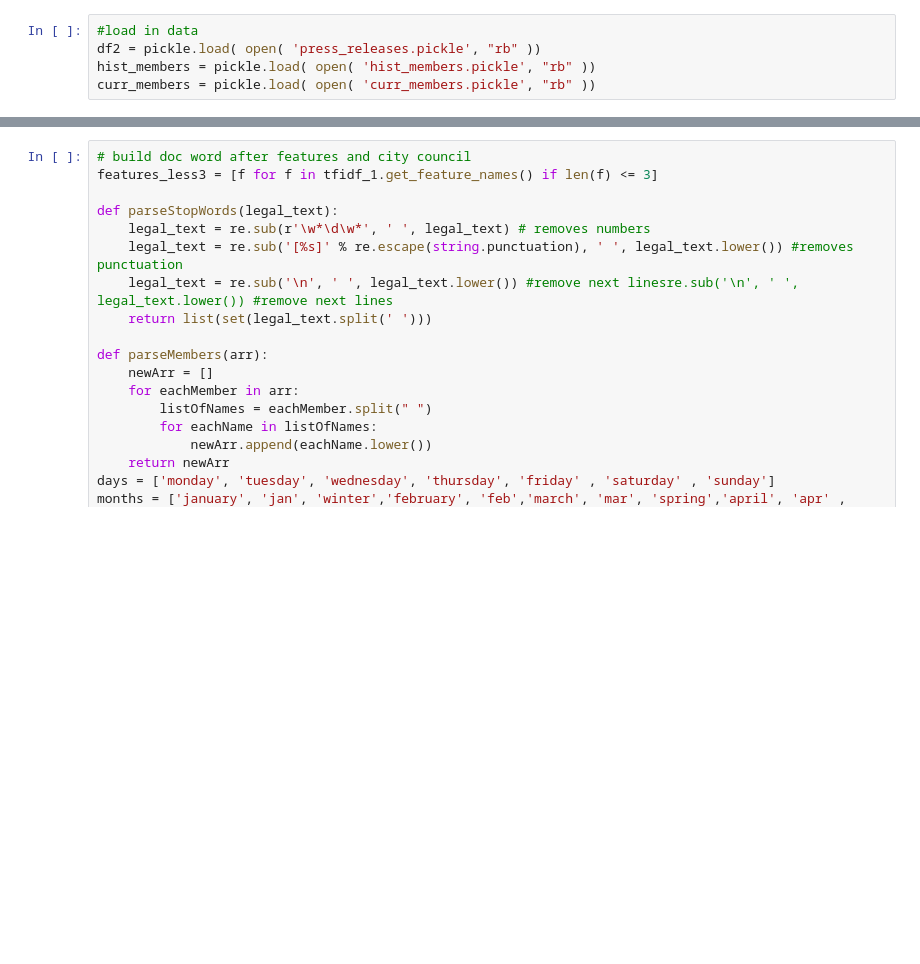
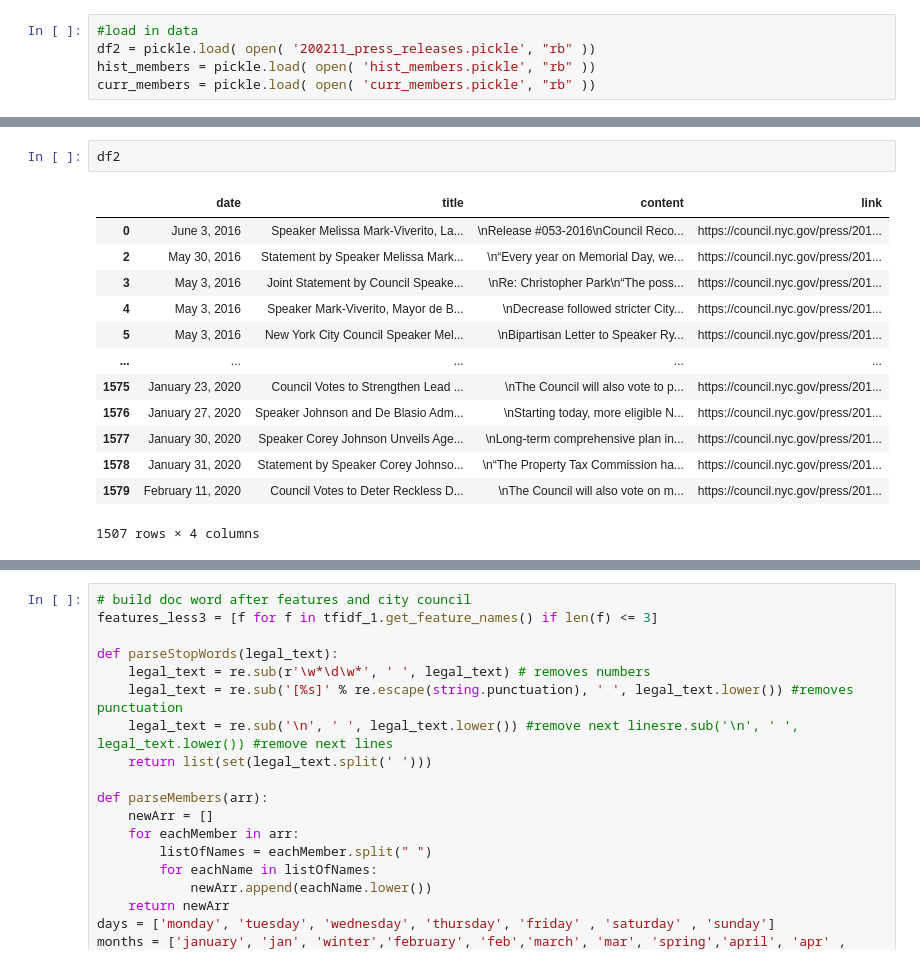
Before and after one commit to matsteele/nycitycouncilpl_dashboard, a Jupyter notebook: apply NLP models.ipynb, the cells around one changed output, grey strips where cells are left out. Drawn from its saved outputs; the diff is of its cells as text; blank space fills up the shorter version.

```diff
--- a/apply NLP models.ipynb
+++ b/apply NLP models.ipynb
@@ -14,6 +15,6 @@ import plotly.graph_objects as go
 # %%
 #load in data
-df2 = pickle.load( open( 'press_releases.pickle', "rb" ))
+df2 = pickle.load( open( '200211_press_releases.pickle', "rb" ))
 hist_members = pickle.load( open( 'hist_members.pickle', "rb" ))
 curr_members = pickle.load( open( 'curr_members.pickle', "rb" ))
 # %%
@@ -30,3 +62,19 @@ df_gender = pickle.load(open( 'df_gender.pickle', "rb" ))
+# %%
+df2
+# %% [output]
+|  | date | title | content | link |
+| 0 | June 3, 2016 | Speaker Melissa Mark-Viverito, La... | \nRelease #053-2016\nCouncil Reco... | https://council.nyc.gov/press/201... |
+| 2 | May 30, 2016 | Statement by Speaker Melissa Mark... | \n“Every year on Memorial Day, we... | https://council.nyc.gov/press/201... |
+| 3 | May 3, 2016 | Joint Statement by Council Speake... | \nRe: Christopher Park\n“The poss... | https://council.nyc.gov/press/201... |
+| 4 | May 3, 2016 | Speaker Mark-Viverito, Mayor de B... | \nDecrease followed stricter City... | https://council.nyc.gov/press/201... |
+| 5 | May 3, 2016 | New York City Council Speaker Mel... | \nBipartisan Letter to Speaker Ry... | https://council.nyc.gov/press/201... |
+| ... | ... | ... | ... | ... |
+| 1575 | January 23, 2020 | Council Votes to Strengthen Lead ... | \nThe Council will also vote to p... | https://council.nyc.gov/press/201... |
+| 1576 | January 27, 2020 | Speaker Johnson and De Blasio Adm... | \nStarting today, more eligible N... | https://council.nyc.gov/press/201... |
+| 1577 | January 30, 2020 | Speaker Corey Johnson Unveils Age... | \nLong-term comprehensive plan in... | https://council.nyc.gov/press/201... |
+| 1578 | January 31, 2020 | Statement by Speaker Corey Johnso... | \n“The Property Tax Commission ha... | https://council.nyc.gov/press/201... |
+| 1579 | February 11, 2020 | Council Votes to Deter Reckless D... | \nThe Council will also vote on m... | https://council.nyc.gov/press/201... |
+1507 rows × 4 columns
 # %%
 contentArr =[]
 dateArr = []
```
Also changed, not shown: parts of 27 cells of this notebook, 12 other files.
